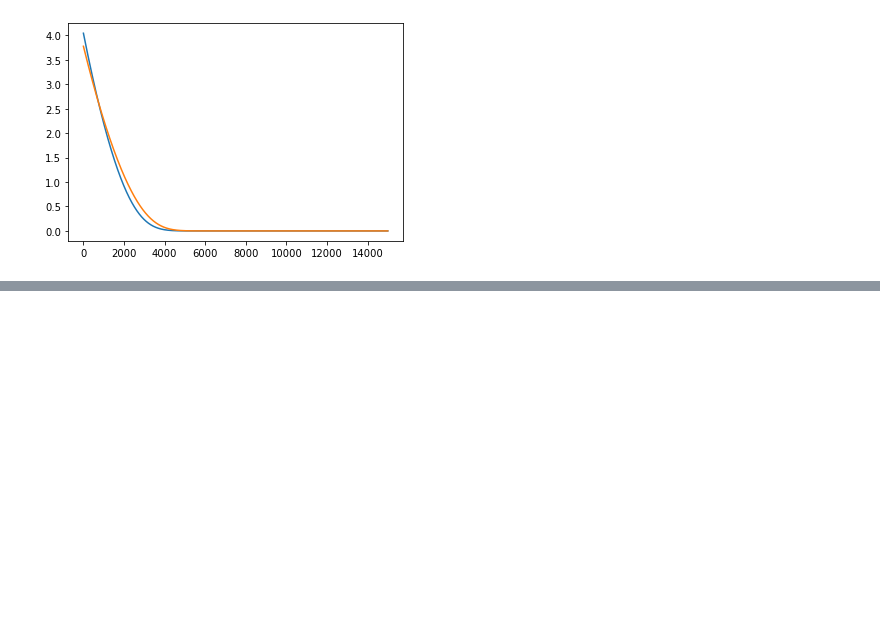
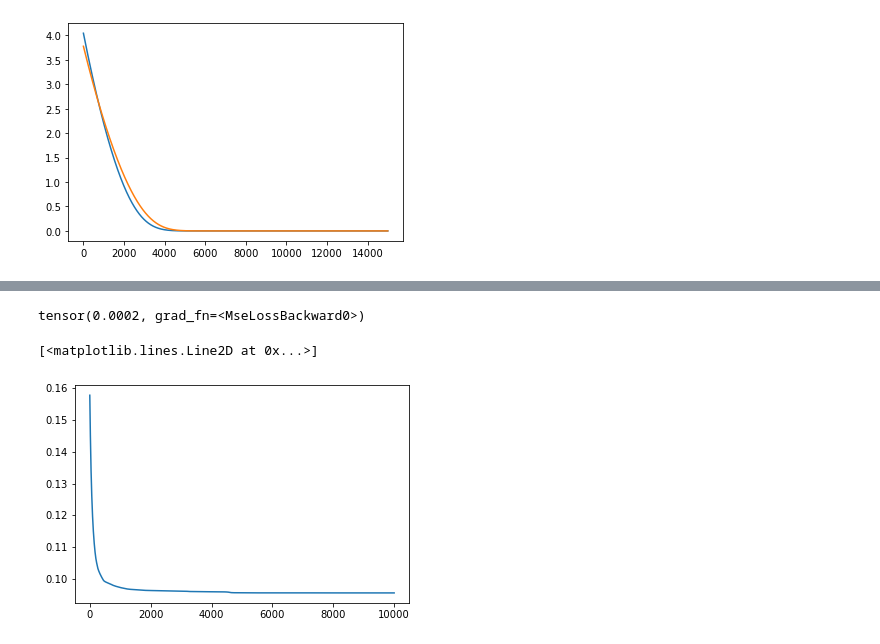
Before and after one commit to Nicolaskirsch2000/PV_prediction, a Jupyter notebook: FedAvg.ipynb, the cells around one changed output, grey strips where cells are left out. Drawn from its saved outputs; the diff is of its cells as text; code cells hidden in the pictures; blank space fills up the shorter version.

```diff
--- a/FedAvg.ipynb
+++ b/FedAvg.ipynb
@@ -779,0 +860,49 @@ plt.plot(range(0,len(al)), np.abs(bet))
+# %%
+x_test = torch.randn(1000, input_dim)
+
+y_test = mod(x)
+
+y_pred = model(x)
+
+loss_fn(y_pred,y_test)
+# %% [output]
+tensor(0.0002, grad_fn=<MseLossBackward0>)
+# %%
+#Number of clients
+N = 25
+S = 3
+n_feat = 2
+
+#Create toy data from arbitrary model (see if the fed non linear reaches theses weights again)
+input_dim = 2
+hidden_dim = 10
+output_dim = 1
+
+mod = NeuralNetwork(input_dim, hidden_dim, output_dim)
+
+
+layer_1_w = mod.layer_1.weight
+layer_2_w = mod.layer_2.weight
+
+x = torch.randn(1000, 2)
+
+y = mod(x) + (0.1**0.5)*torch.randn(1000,1)
+#Create N clients
+d = []
+
+for i in range(0,N):
+    d.append((x,y))
+
+
+iteration = 10000
+
+out_mod, loss, mod_test, hist= fed_sgd_nn(d, iteration, N, S, n_feat)
+# %%
+loss
+
+a = [np.mean(loss[i]) for i in range(len(loss))]
+
+plt.plot(a)
+# %% [output]
+[<matplotlib.lines.Line2D at 0x...>]
+[figure, added]
```
Also changed, not shown: parts of 12 cells of this notebook, 1 other file.
